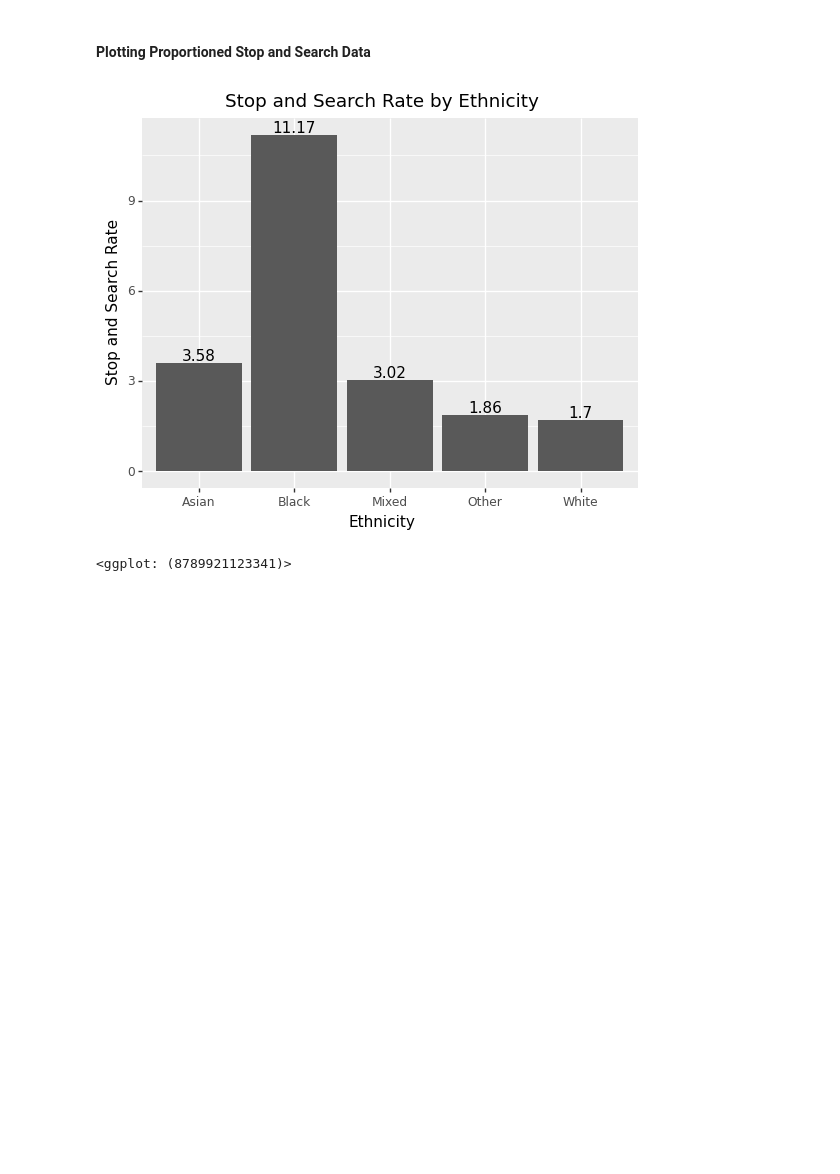
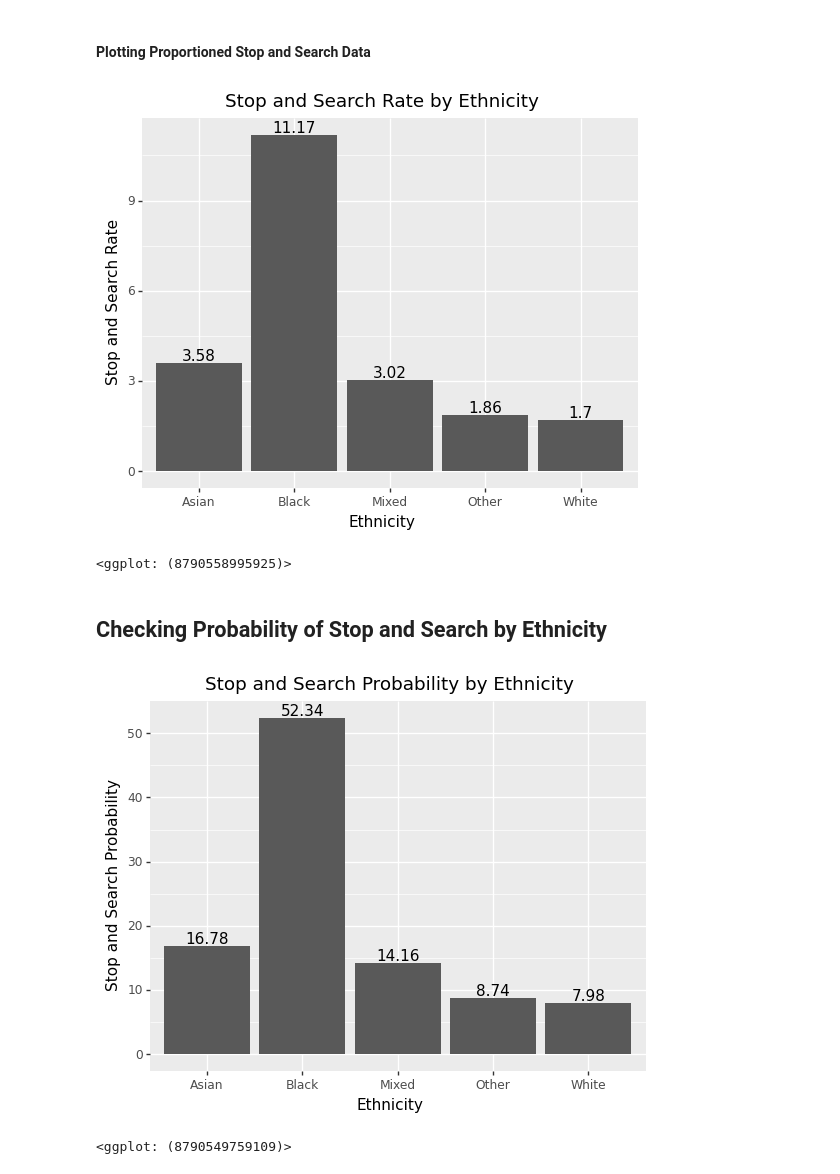
Before and after one commit to neerajthandayan/CourseProject, a Jupyter notebook: Crime_Data.ipynb, the cells around one changed output. Cells and saved outputs as stored; diff of their text form; code cells hidden in the pictures; blank space fills up the shorter version.

```diff
--- a/Crime_Data.ipynb
+++ b/Crime_Data.ipynb
@@ -191,8 +193,10 @@ ggtitle('Stop And Search by Ethnicity')
 #### Plotting Proportioned Stop and Search Data
 # %%
 y1 = (y/pop.iloc[:,1:].values.sum(axis=0)) * 100
+mydict1 = {'x':x, 'y':y1[0]}
+df1 = pd.DataFrame.from_dict(mydict1)
 
-ggplot(df1, aes(x=x, y=y1)) + \
+ggplot(df1, aes(x='x', y='y')) + \
 geom_bar(stat = 'identity') + \
 xlab('Ethnicity') + \
 ylab('Stop and Search Rate') + \
@@ -200,4 +204,20 @@ ggtitle('Stop and Search Rate by Ethnicity') + \
 geom_text(aes(label=np.round(y1,2)), vjust='bottom')
 # %% [output]
 [figure]
-<ggplot: (8789921123341)>
+<ggplot: (8790558995925)>
+# %% [markdown]
+## Checking Probability of Stop and Search by Ethnicity
+# %%
+prob = np.round((y1/y1.sum()) * 100, 2)
+mydict2 = {'x':x, 'y':prob[0]}
+df2 = pd.DataFrame.from_dict(mydict2)
+
+ggplot(df2, aes(x='x', y='y')) + \
+geom_bar(stat = 'identity') + \
+xlab('Ethnicity') + \
+ylab('Stop and Search Probability') + \
+ggtitle('Stop and Search Probability by Ethnicity') + \
+geom_text(aes(label=np.round(prob,2)), vjust='bottom')
+# %% [output]
+[figure, added]
+<ggplot: (8790549759109)>
```
Also changed, not shown: parts of 12 cells of this notebook.
